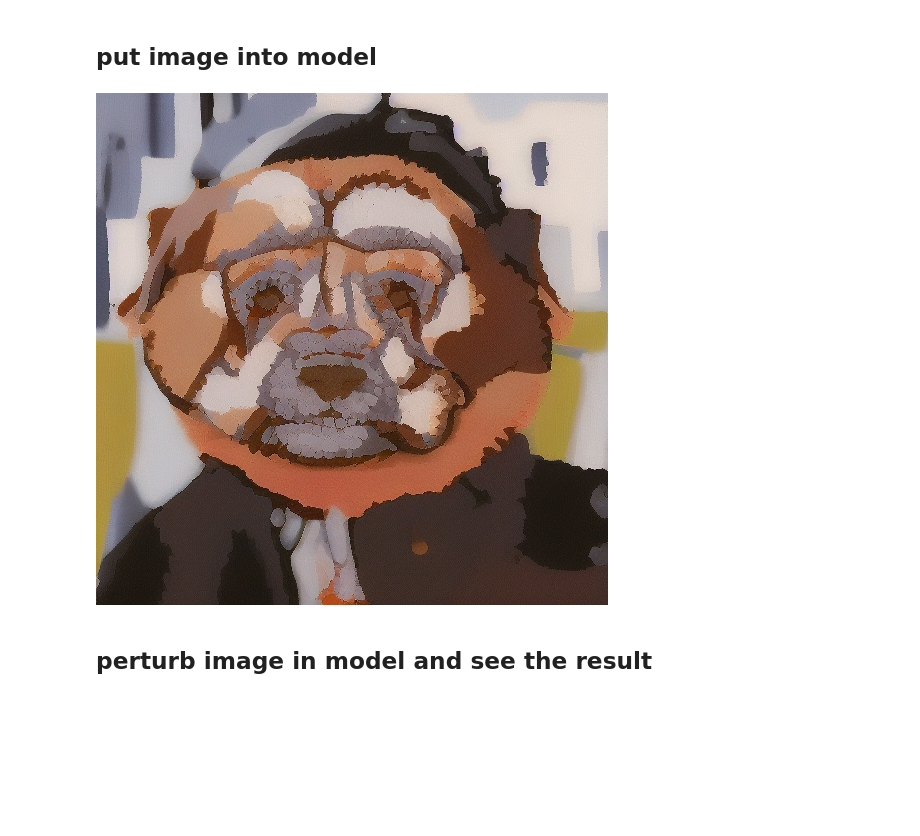
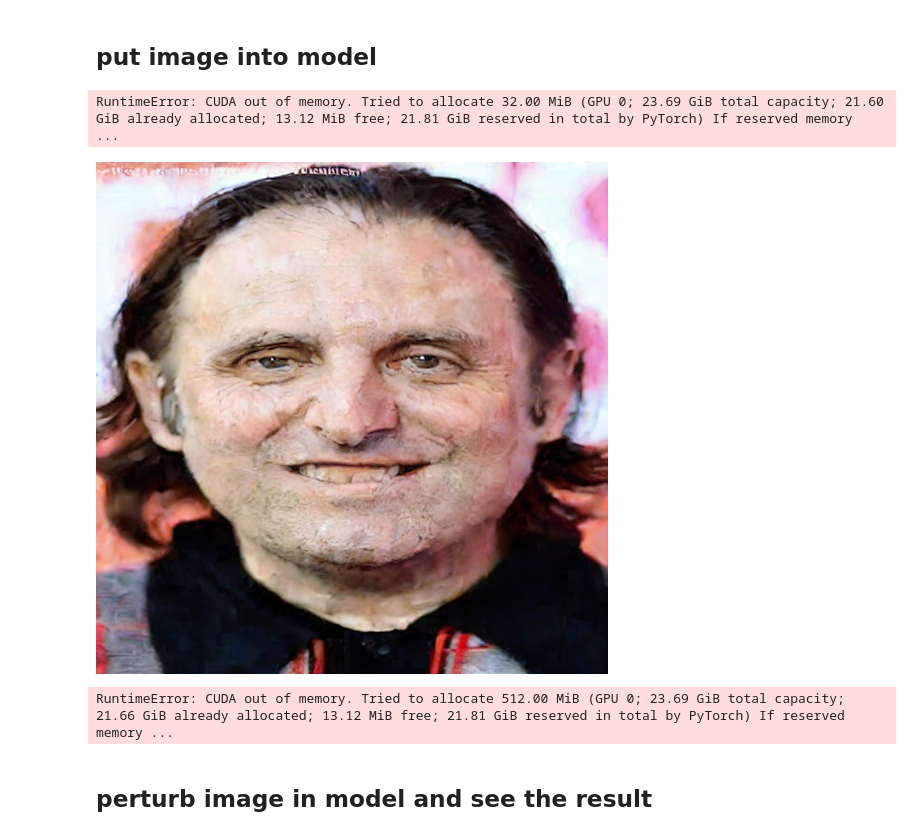
Before and after one commit to GccX11/sd-utils, a Jupyter notebook: utils_test.ipynb, the cells around one changed output. Saved outputs shown, nothing was run; the diff lists cells and outputs as text; code cells hidden in the pictures; blank space fills up the shorter version.

```diff
--- a/utils_test.ipynb
+++ b/utils_test.ipynb
@@ -39,14 +42,13 @@ torch.Tensor
 # %% [markdown]
 ## put image into model
 # %%
+redo()
 # load image from disk and convert to numpy array
-I = Image.open('imgs/gregg.jpeg')
+I = Image.open('imgs/gregg2.jpeg')
 I = I.resize((512, 512)) # resize to 512x512
 x = np.asarray(I)
-z = utils.encode_im(x)
+z = utils.encode(x)
 xp1 = utils.im("dog face", prior=z, start=10)
-xp2 = utils.decode_im(z)
+xp2 = utils.decode(z)
+# %% [output]
+RuntimeError: CUDA out of memory. Tried to allocate 32.00 MiB (GPU 0; 23.69 GiB total capacity; 21.60 GiB already allocated; 13.12 MiB free; 21.81 GiB reserved in total by PyTorch) If reserved memory  ...
-# %%
-xp1[0]
-# %% [output]
-[figure, removed]
@@ -68,3 +55,11 @@ for img in imgs:
+# %%
+utils.decode(utils.perturb(z, 0.2))[0]
+# %% [output]
+[figure, added]
+# %%
+xp3 = utils.im("face of a man screaming in fear", start=10, prior=z)[0]
+# %% [output]
+RuntimeError: CUDA out of memory. Tried to allocate 512.00 MiB (GPU 0; 23.69 GiB total capacity; 21.66 GiB already allocated; 13.12 MiB free; 21.81 GiB reserved in total by PyTorch) If reserved memory ...
 # %% [markdown]
 ## perturb image in model and see the result
 # %% [markdown]
```
Also changed, not shown: parts of 9 cells of this notebook, 1 other file.
